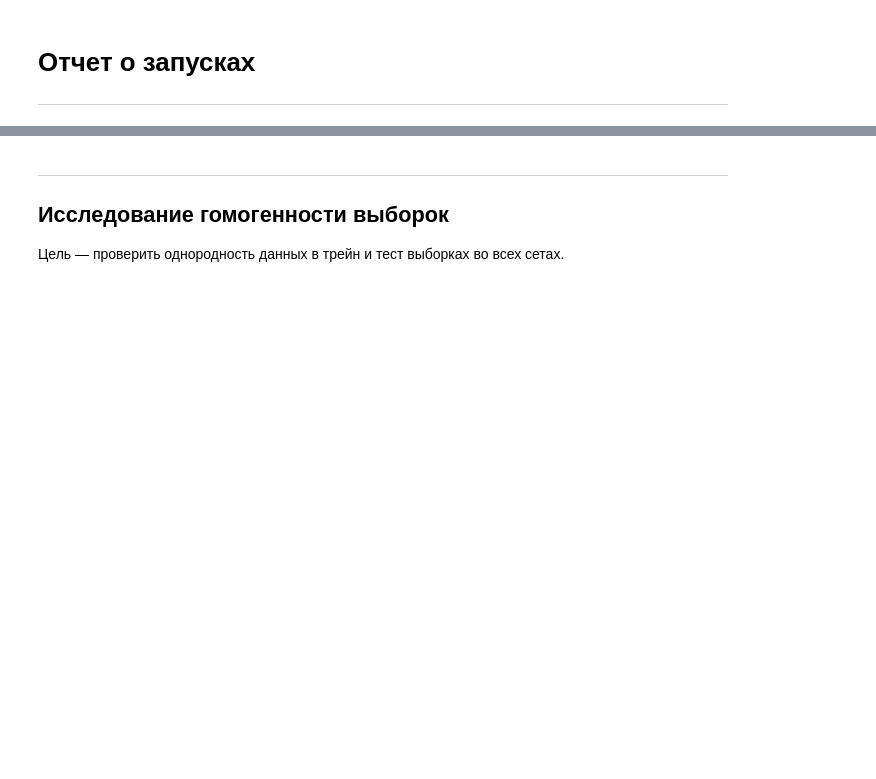
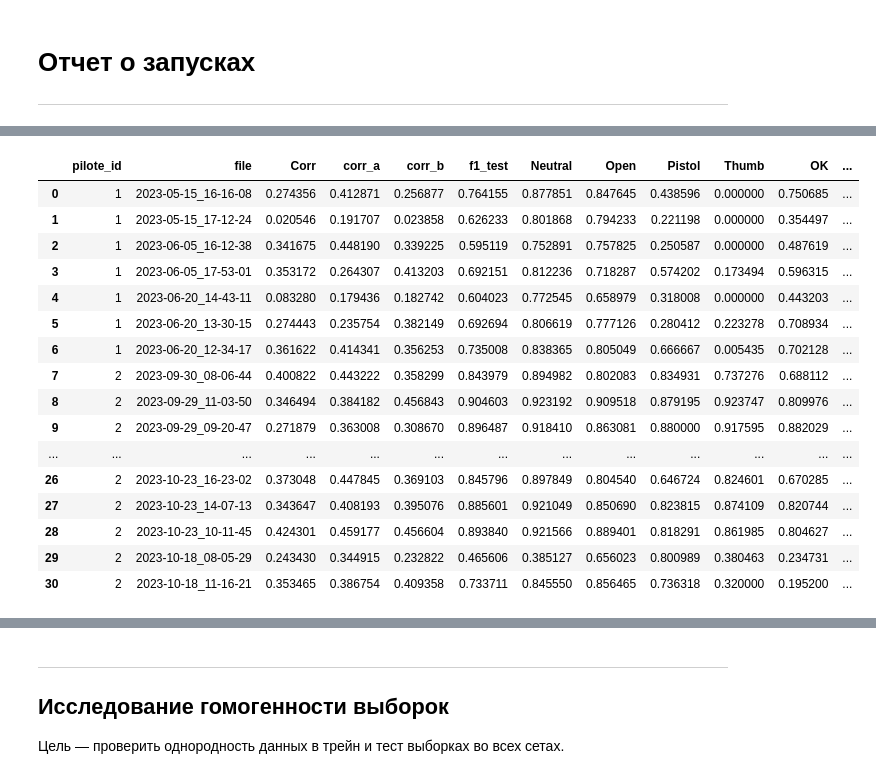
Before and after one commit to banzarkhan/motorika-internship-team, a Jupyter notebook: runs_report.ipynb, the cells around one changed output, grey strips where cells are left out. Cells and saved outputs as stored; diff of their text form; code cells hidden in the pictures; blank space fills up the shorter version.

```diff
--- a/runs_report.ipynb
+++ b/runs_report.ipynb
@@ -88,0 +26,27 @@ table1
+# %%
+from useful_features import get_runs_report
+
+runs_report_df = get_runs_report(df_meta)
+runs_report_df.style.background_gradient(
+    cmap='coolwarm',
+    vmin=0, vmax=1,
+    subset=list(runs_report_df.columns)[2:]
+)
+# %% [output]
+|  | pilote_id | file | Corr | corr_a | corr_b | f1_test | Neutral | Open | Pistol | Thumb | OK | ... |
+| 0 | 1 | 2023-05-15_16-16-08 | 0.274356 | 0.412871 | 0.256877 | 0.764155 | 0.877851 | 0.847645 | 0.438596 | 0.000000 | 0.750685 | ... |
+| 1 | 1 | 2023-05-15_17-12-24 | 0.020546 | 0.191707 | 0.023858 | 0.626233 | 0.801868 | 0.794233 | 0.221198 | 0.000000 | 0.354497 | ... |
+| 2 | 1 | 2023-06-05_16-12-38 | 0.341675 | 0.448190 | 0.339225 | 0.595119 | 0.752891 | 0.757825 | 0.250587 | 0.000000 | 0.487619 | ... |
+| 3 | 1 | 2023-06-05_17-53-01 | 0.353172 | 0.264307 | 0.413203 | 0.692151 | 0.812236 | 0.718287 | 0.574202 | 0.173494 | 0.596315 | ... |
+| 4 | 1 | 2023-06-20_14-43-11 | 0.083280 | 0.179436 | 0.182742 | 0.604023 | 0.772545 | 0.658979 | 0.318008 | 0.000000 | 0.443203 | ... |
+| 5 | 1 | 2023-06-20_13-30-15 | 0.274443 | 0.235754 | 0.382149 | 0.692694 | 0.806619 | 0.777126 | 0.280412 | 0.223278 | 0.708934 | ... |
+| 6 | 1 | 2023-06-20_12-34-17 | 0.361622 | 0.414341 | 0.356253 | 0.735008 | 0.838365 | 0.805049 | 0.666667 | 0.005435 | 0.702128 | ... |
+| 7 | 2 | 2023-09-30_08-06-44 | 0.400822 | 0.443222 | 0.358299 | 0.843979 | 0.894982 | 0.802083 | 0.834931 | 0.737276 | 0.688112 | ... |
+| 8 | 2 | 2023-09-29_11-03-50 | 0.346494 | 0.384182 | 0.456843 | 0.904603 | 0.923192 | 0.909518 | 0.879195 | 0.923747 | 0.809976 | ... |
+| 9 | 2 | 2023-09-29_09-20-47 | 0.271879 | 0.363008 | 0.308670 | 0.896487 | 0.918410 | 0.863081 | 0.880000 | 0.917595 | 0.882029 | ... |
+| ... | ... | ... | ... | ... | ... | ... | ... | ... | ... | ... | ... | ... |
+| 26 | 2 | 2023-10-23_16-23-02 | 0.373048 | 0.447845 | 0.369103 | 0.845796 | 0.897849 | 0.804540 | 0.646724 | 0.824601 | 0.670285 | ... |
+| 27 | 2 | 2023-10-23_14-07-13 | 0.343647 | 0.408193 | 0.395076 | 0.885601 | 0.921049 | 0.850690 | 0.823815 | 0.874109 | 0.820744 | ... |
+| 28 | 2 | 2023-10-23_10-11-45 | 0.424301 | 0.459177 | 0.456604 | 0.893840 | 0.921566 | 0.889401 | 0.818291 | 0.861985 | 0.804627 | ... |
+| 29 | 2 | 2023-10-18_08-05-29 | 0.243430 | 0.344915 | 0.232822 | 0.465606 | 0.385127 | 0.656023 | 0.800989 | 0.380463 | 0.234731 | ... |
+| 30 | 2 | 2023-10-18_11-16-21 | 0.353465 | 0.386754 | 0.409358 | 0.733711 | 0.845550 | 0.856465 | 0.736318 | 0.320000 | 0.195200 | ... |
```
Also changed, not shown: parts of 19 cells of this notebook.
